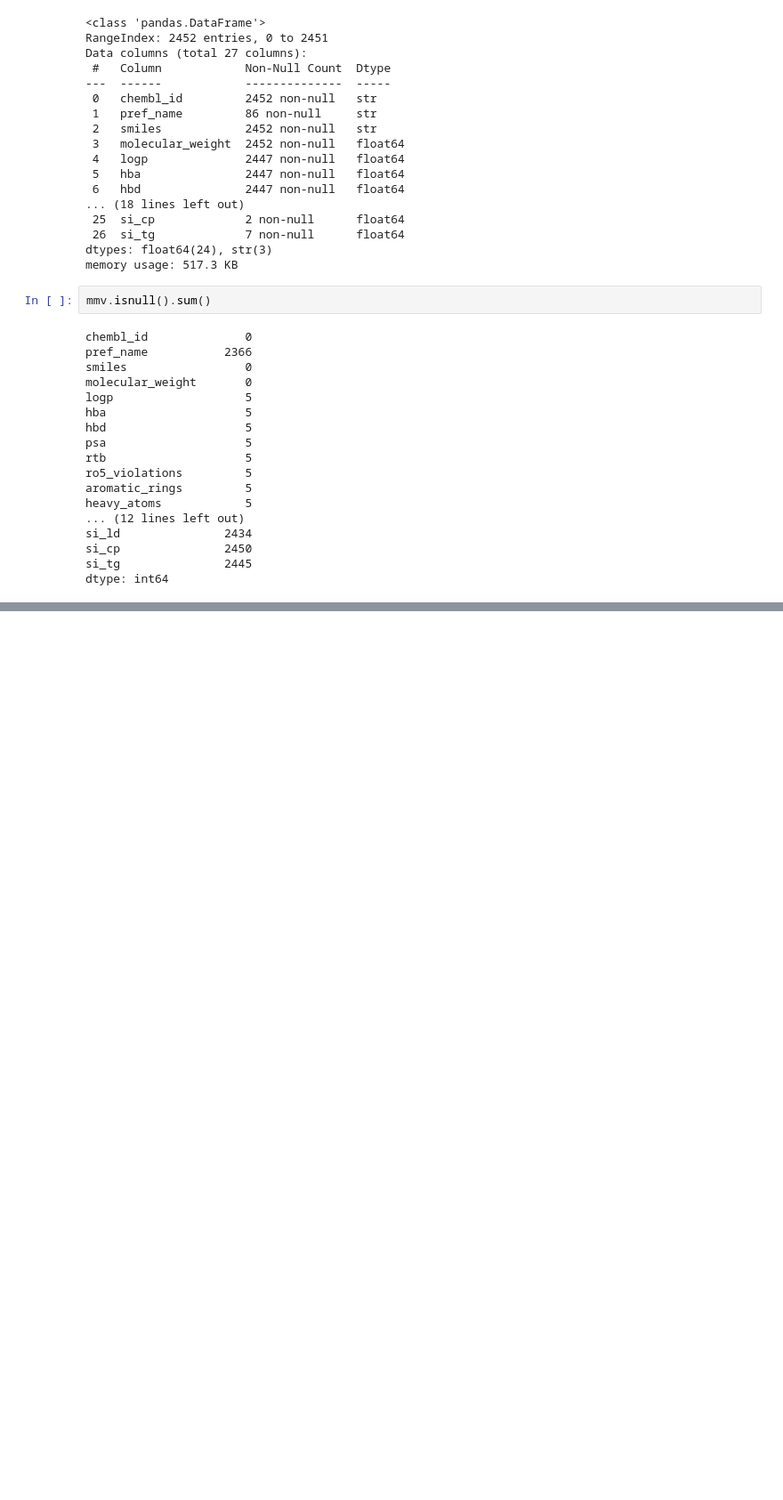
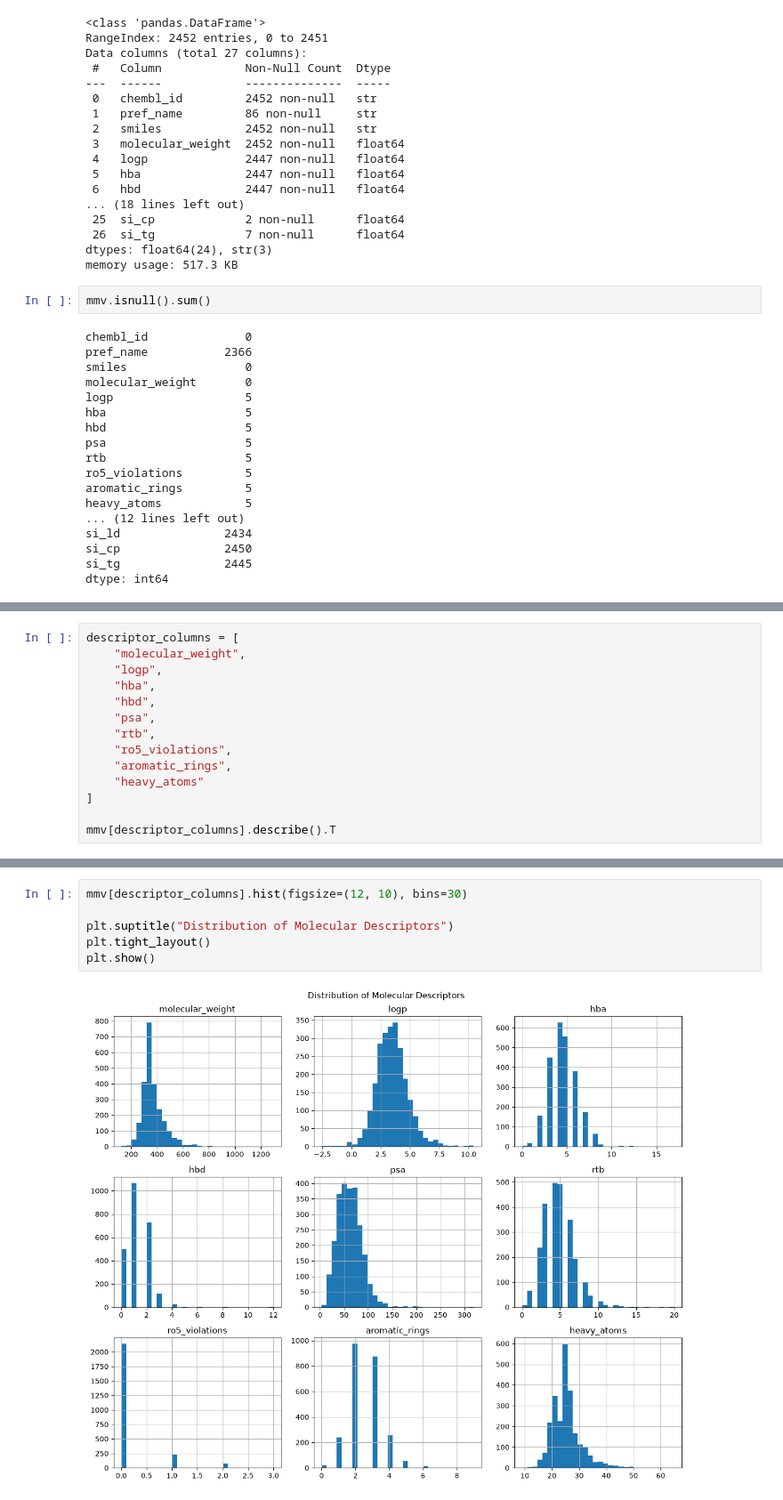
Before and after one commit to claudiagzv/csc1171-project, a Jupyter notebook: initial_data_exploration.ipynb, the cells around one changed output, grey strips where cells are left out. Shown at 89% size. Saved outputs shown, nothing was run; the diff lists cells and outputs as text; blank space fills up the shorter version.

```diff
--- a/initial_data_exploration.ipynb
+++ b/initial_data_exploration.ipynb
@@ -100,0 +153,14 @@ dtype: int64
+# %%
+descriptor_columns = [
+    "molecular_weight",
+    "logp",
+    "hba",
+    "hbd",
+    "psa",
+    "rtb",
+    "ro5_violations",
+    "aromatic_rings",
+    "heavy_atoms"
+]
+
+mmv[descriptor_columns].describe().T
@@ -100,0 +178,8 @@ dtype: int64
+# %%
+mmv[descriptor_columns].hist(figsize=(12, 10), bins=30)
+
+plt.suptitle("Distribution of Molecular Descriptors")
+plt.tight_layout()
+plt.show()
+# %% [output]
+[figure, added]
```
Also changed, not shown: parts of 15 cells of this notebook.
